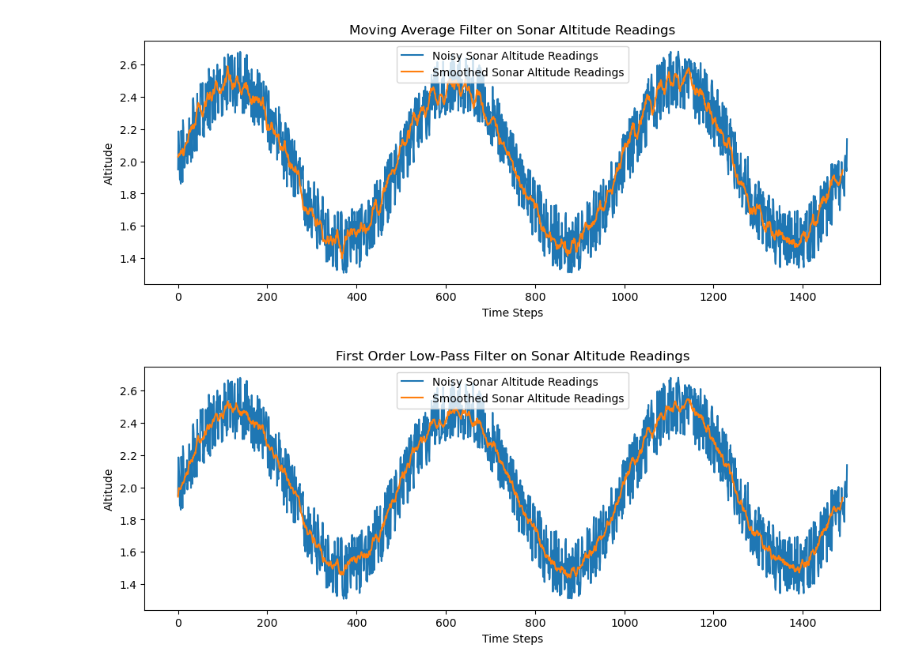
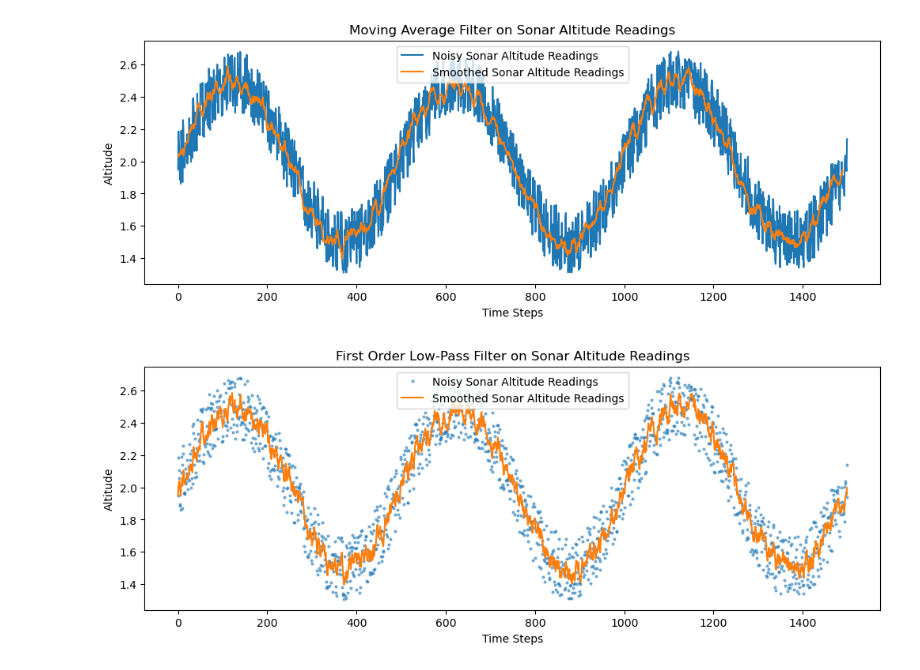
Before and after one commit to MouseTrap-codes/kalman-filter, a Jupyter notebook: recursive_filters.ipynb, the cells around one changed output. Saved outputs shown, nothing was run; the diff lists cells and outputs as text; code cells hidden in the pictures.

```diff
--- a/recursive_filters.ipynb
+++ b/recursive_filters.ipynb
@@ -123,78 +123,35 @@ true_altitude = 2.0 + 0.5 * np.sin(2 * np.pi * 0.1 * t)
 # noise
 np.random.seed(42)
 noise = np.random.uniform(-0.2, 0.2, size=nSamples)
 
 
 readValues = true_altitude + noise
 n = 10
 
 smoothed = []
 x_bar_k = readValues[0]
-alpha = 0.9
+alpha = .75
 # moving average filter loop
-for i in range(n,nSamples):
+for i in range(nSamples):
     x_k = readValues[i]
     x_bar_k = first_order_low_pass_filter(x_bar_k, x_k, alpha)
     smoothed.append(x_bar_k)
 
 # plot!
 
 
 # plot voltage example
 import matplotlib.pyplot as plt
 
 plt.figure(figsize=(12,4))
 plt.title("First Order Low-Pass Filter on Sonar Altitude Readings")
-plt.plot(readValues, label="Noisy Sonar Altitude Readings")
+plt.plot(readValues, 'o', markersize=2, alpha=0.5, label="Noisy Sonar Altitude Readings")
 plt.plot(smoothed, label="Smoothed Sonar Altitude Readings")
 
 plt.xlabel("Time Steps")
 plt.ylabel("Altitude")
 plt.legend()
 
 plt.show()
+# %% [output]
+[figure, added]
-# %%
-# sonar altitude data example
-
-# params
-nSamples = 1500
-x = np.zeros(nSamples)
-dt = 0.02
-t = np.arange(0, nSamples * dt, dt)
-true_altitude = 2.0 + 0.5 * np.sin(2 * np.pi * 0.1 * t)
-
-# noise
-np.random.seed(42)
-noise = np.random.uniform(-0.2, 0.2, size=nSamples)
-
-
-readValues = true_altitude + noise
-n = 10
-
-smoothed = []
-x_bar_k = readValues[0]
-alpha = 0.9
-# moving average filter loop
-for i in range(n,nSamples):
-    x_k = readValues[i]
-    x_bar_k = first_order_low_pass_filter(x_bar_k, x_k, alpha)
-    smoothed.append(x_bar_k)
-
-# plot!
-
-
-# plot voltage example
-import matplotlib.pyplot as plt
-
-plt.figure(figsize=(12,4))
-plt.title("First Order Low-Pass Filter on Sonar Altitude Readings")
-plt.plot(readValues, label="Noisy Sonar Altitude Readings")
-plt.plot(smoothed, label="Smoothed Sonar Altitude Readings")
-
-plt.xlabel("Time Steps")
-plt.ylabel("Altitude")
-plt.legend()
-
-plt.show()
-# %% [output]
-[figure, removed]
```
Also changed, not shown: parts of 2 cells of this notebook.
